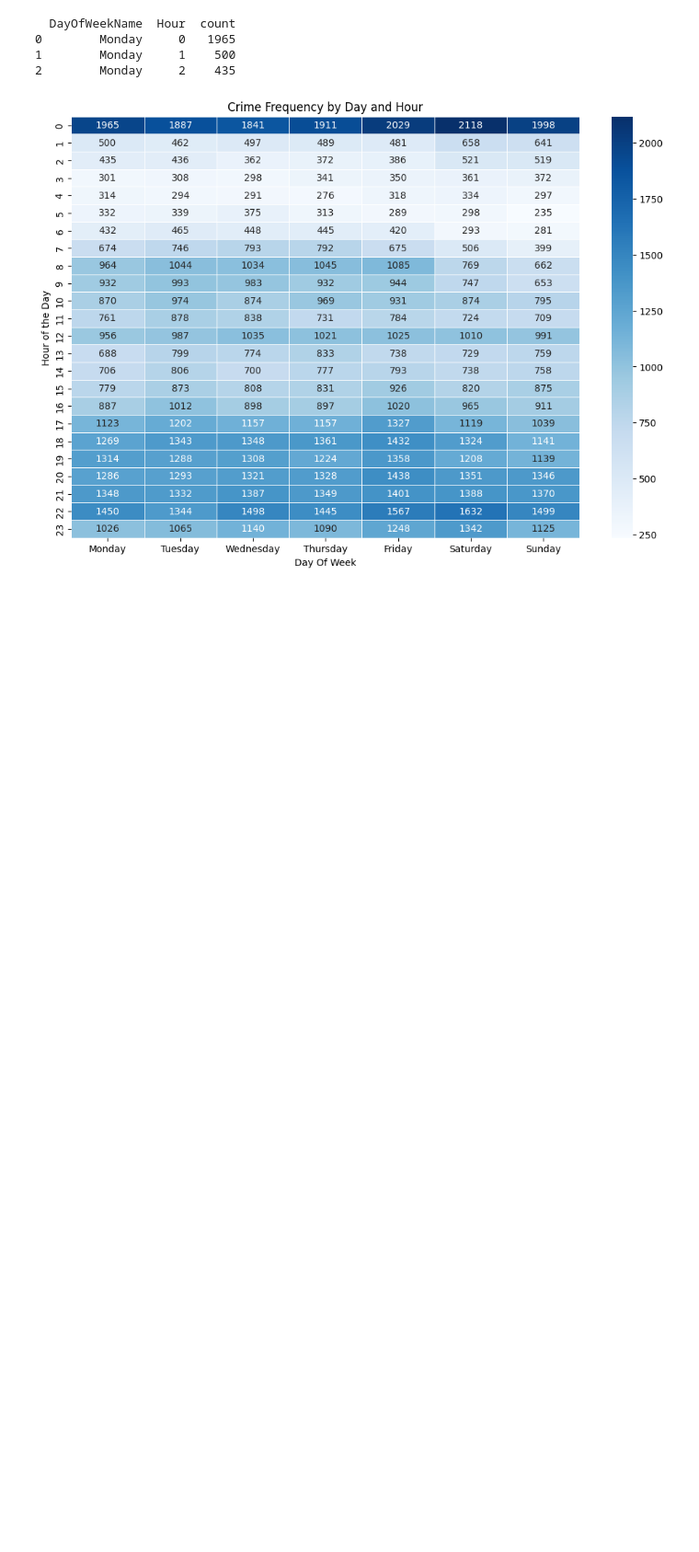
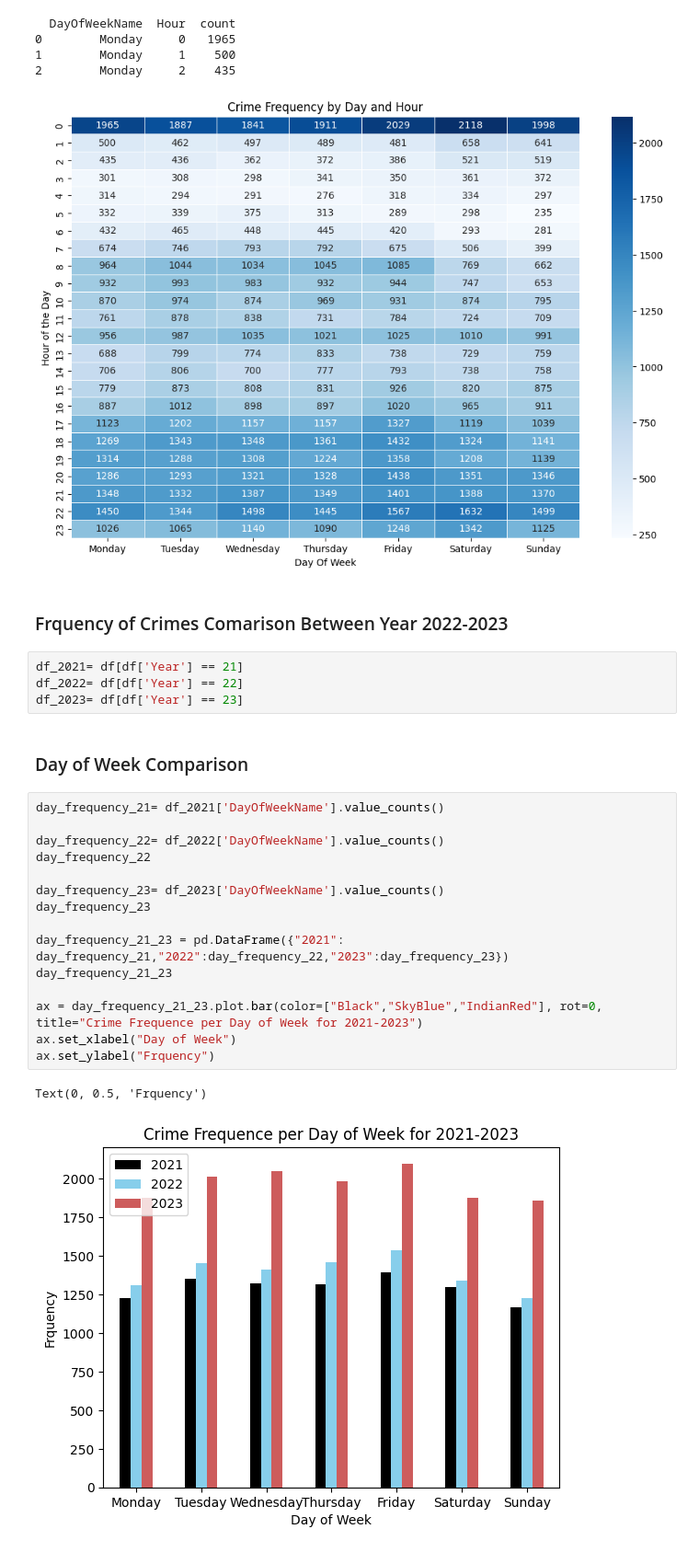
Before and after one commit to thinhh/CMPE-255-Project, a Jupyter notebook: Oakland_Data_Analysis.ipynb, the cells around one changed output. Shown at 92% size. Cells and saved outputs as stored; diff of their text form; blank space fills up the shorter version.

Commit message:
analysis for year 2021-2023

```diff
--- a/Oakland_Data_Analysis.ipynb
+++ b/Oakland_Data_Analysis.ipynb
@@ -536,3 +544,29 @@ plt.show()
 1        Monday     1    500
 2        Monday     2    435
 [figure]
+# %% [markdown]
+### Frquency of Crimes Comarison Between Year 2022-2023
+# %%
+df_2021= df[df['Year'] == 21]
+df_2022= df[df['Year'] == 22]
+df_2023= df[df['Year'] == 23]
+# %% [markdown]
+### Day of Week Comparison
+# %%
+day_frequency_21= df_2021['DayOfWeekName'].value_counts()
+
+day_frequency_22= df_2022['DayOfWeekName'].value_counts()
+day_frequency_22
+
+day_frequency_23= df_2023['DayOfWeekName'].value_counts()
+day_frequency_23
+
+day_frequency_21_23 = pd.DataFrame({"2021": day_frequency_21,"2022":day_frequency_22,"2023":day_frequency_23})
+day_frequency_21_23
+
+ax = day_frequency_21_23.plot.bar(color=["Black","SkyBlue","IndianRed"], rot=0, title="Crime Frequence per Day of Week for 2021-2023")
+ax.set_xlabel("Day of Week")
+ax.set_ylabel("Frquency")
+# %% [output]
+Text(0, 0.5, 'Frquency')
+[figure, added]
```
Also changed, not shown: parts of 8 cells of this notebook.
